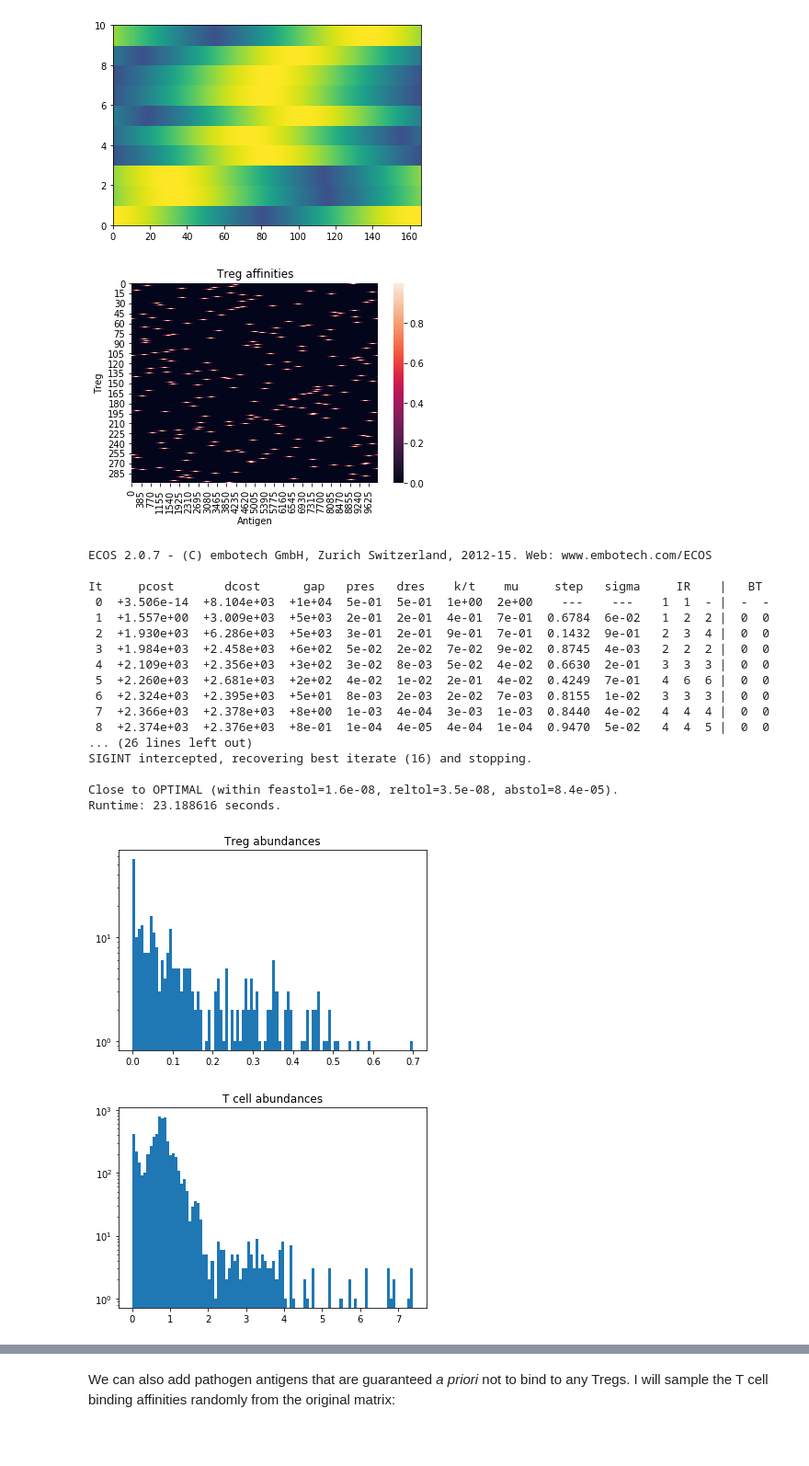
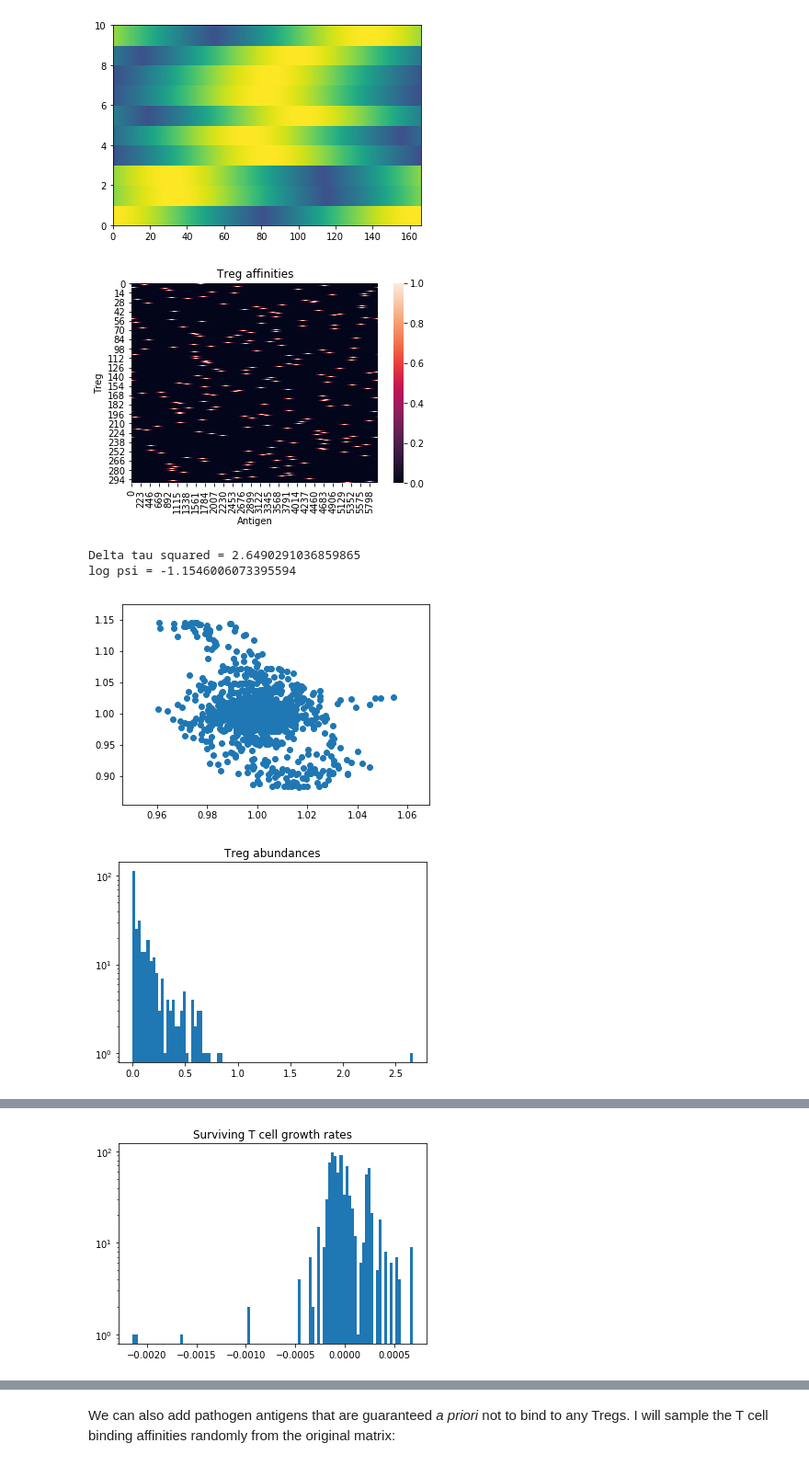
Before and after one commit to Ninjaneer32/immune-svm, a Jupyter notebook: scripts/Testing.ipynb, the cells around one changed output, grey strips where cells are left out. Shown at 92% size. Saved outputs shown, nothing was run; the diff lists cells and outputs as text; code cells hidden in the pictures; blank space fills up the shorter version.

```diff
--- a/scripts/Testing.ipynb
+++ b/scripts/Testing.ipynb
@@ -34,8 +34,8 @@ def TrainNetwork(phi_reg_reg,phi_cell_reg,rvals):
     constraints = [G@Treg <= h]
     obj = cvx.Minimize((1/2)*cvx.quad_form(Treg,phi_reg_reg))
     prob = cvx.Problem(obj, constraints)
-    prob.solve(solver=cvx.ECOS,abstol=1e-5,feastol=1e-5,abstol_inacc=1e-5,feastol_inacc=1e-5,max_iters=100,verbose=False)
-    Tcell=constraints[0].dual_value[:Num_tcell]
+    prob.solve(solver=cvx.ECOS,abstol=1e-7,feastol=1e-7,abstol_inacc=1e-7,feastol_inacc=1e-7,max_iters=100,verbose=False)
+    Tcell=constraints[0].dual_value[:Num_tcell]/rvals
     Treg=Treg.value
     return Tcell,Treg
 # %% [markdown]
@@ -403,11 +403,11 @@ plt.show()
 # %% [output]
 [figure]
 # %%
-Num_path = 500
+Num_path = 300
 params = {}
 params['Num_treg'] = 300
 params['Num_tcell'] = 6000
-params['Num_sites'] = 10000
+params['Num_sites'] = 6000
 params['c'] = 1
 params['max_v'] = 1
 params['niche_width'] = 3*params['Num_sites']/params['Num_treg']
@@ -423,8 +423,24 @@ vx = (params['max_v']/2)*np.ones(params['Num_sites'])
 vx[:Num_path] = 0
 
 #Make overlaps and train
+palphax = palphax*(1+np.random.randn(params['Num_treg'],params['Num_sites'])*0.01)
 phi_reg_reg, phi_cell_reg, rvals = MakeOverlaps(pix,palphax,vx)
 Tcell, Treg = TrainNetwork(phi_reg_reg,phi_cell_reg,rvals)
+
+T = (pix*vx).T.dot(Tcell)
+deltau2 = (T[Num_path:].var()/T[Num_path:].mean()**2)*params['Num_sites']
+H = palphax.T.dot(Treg)
+qx = ((1-H)**2)
+qx[:Num_path] = 0
+q = qx.sum()
+psi = np.sqrt(pix[Num_path:].var(axis=1).mean()*q)
+
+print('Delta tau squared = '+str(deltau2))
+print('log psi = '+str(np.log10(psi)))
+
+plt.scatter(H,T/vx)
+plt.show()
+
 plt.hist(Treg,bins=100)
 plt.gca().set_title('Treg abundances')
 plt.gca().set_yscale('log')
@@ -443,50 +459,35 @@ phi_reg_reg, phi_cell_reg, rvals = MakeOverlaps(pix,palphax,vx)
 out = (phi_cell_reg.T/rvals).T.dot(Treg)
 plt.hist(1-out,bins=100)
 plt.gca().set_title('All T cell growth rates')
 plt.gca().set_yscale('log')
 plt.show()
 
 out = out[Tcell>thresh]
 plt.hist(1-out,bins=100)
 plt.gca().set_title('Surviving T cell growth rates')
 plt.gca().set_yscale('log')
 plt.show()
 
 print('-----------INFECTION------------')
 #Randomly vary all the v_x values between 0 and max_v, including pathogens:
 thresh = 1e-3
 #vx = params['max_v']+np.random.randn(params['Num_sites'])*0.1
 vx = params['max_v']*np.random.rand(params['Num_sites'])
 phi_reg_reg, phi_cell_reg, rvals = MakeOverlaps(pix,palphax,vx)
 out = (phi_cell_reg.T/rvals).T.dot(Treg)
 plt.hist(1-out,bins=100)
 plt.gca().set_title('All T cell growth rates')
 plt.gca().set_yscale('log')
 plt.show()
 
 out = out[Tcell>thresh]
 plt.hist(1-out,bins=100)
 plt.gca().set_title('Surviving T cell growth rates')
 plt.gca().set_yscale('log')
 plt.show()
 # %% [output]
-[figure, old version]
+[figure, new version]
-ECOS 2.0.7 - (C) embotech GmbH, Zurich Switzerland, 2012-15. Web: www.embotech.com/ECOS
-
-It     pcost       dcost      gap   pres   dres    k/t    mu     step   sigma     IR    |   BT
- 0  +3.506e-14  +8.104e+03  +1e+04  5e-01  5e-01  1e+00  2e+00    ---    ---    1  1  - |  -  -
- 1  +1.557e+00  +3.009e+03  +5e+03  2e-01  2e-01  4e-01  7e-01  0.6784  6e-02   1  2  2 |  0  0
- 2  +1.930e+03  +6.286e+03  +5e+03  3e-01  2e-01  9e-01  7e-01  0.1432  9e-01   2  3  4 |  0  0
- 3  +1.984e+03  +2.458e+03  +6e+02  5e-02  2e-02  7e-02  9e-02  0.8745  4e-03   2  2  2 |  0  0
- 4  +2.109e+03  +2.356e+03  +3e+02  3e-02  8e-03  5e-02  4e-02  0.6630  2e-01   3  3  3 |  0  0
- 5  +2.260e+03  +2.681e+03  +2e+02  4e-02  1e-02  2e-01  4e-02  0.4249  7e-01   4  6  6 |  0  0
- 6  +2.324e+03  +2.395e+03  +5e+01  8e-03  2e-03  2e-02  7e-03  0.8155  1e-02   3  3  3 |  0  0
- 7  +2.366e+03  +2.378e+03  +8e+00  1e-03  4e-04  3e-03  1e-03  0.8440  4e-02   4  4  4 |  0  0
- 8  +2.374e+03  +2.376e+03  +8e-01  1e-04  4e-05  4e-04  1e-04  0.9470  5e-02   4  4  5 |  0  0
-... (26 lines left out)
-SIGINT intercepted, recovering best iterate (16) and stopping.
-
-Close to OPTIMAL (within feastol=1.6e-08, reltol=3.5e-08, abstol=8.4e-05).
-Runtime: 23.188616 seconds.
+Delta tau squared = 2.6490291036859865
+log psi = -1.1546006073395594
-[figure, old version]
+[figure, new version]
-[figure, old version]
+[figure, new version]
@@ -495 +496,2 @@ Runtime: 23.188616 seconds.
+[figure, new version]
 -----------INFECTION------------
```
Also changed, not shown: parts of 14 cells of this notebook.
